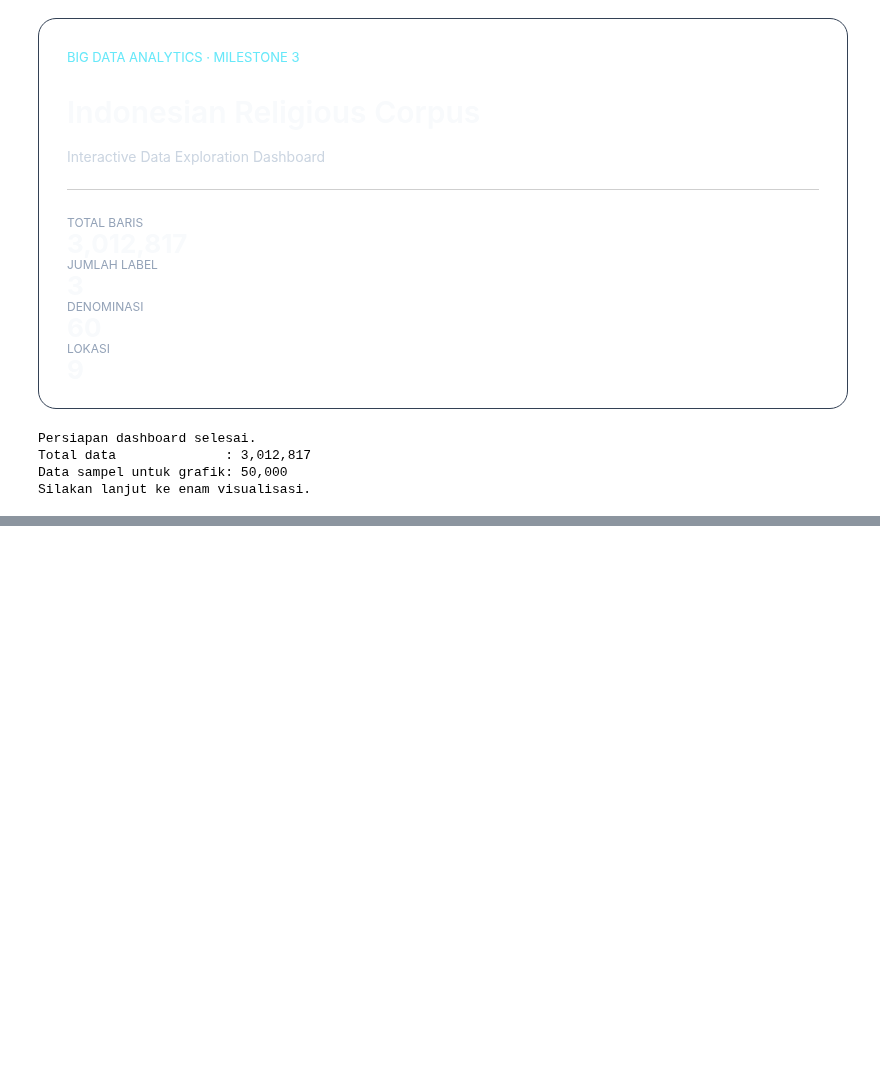
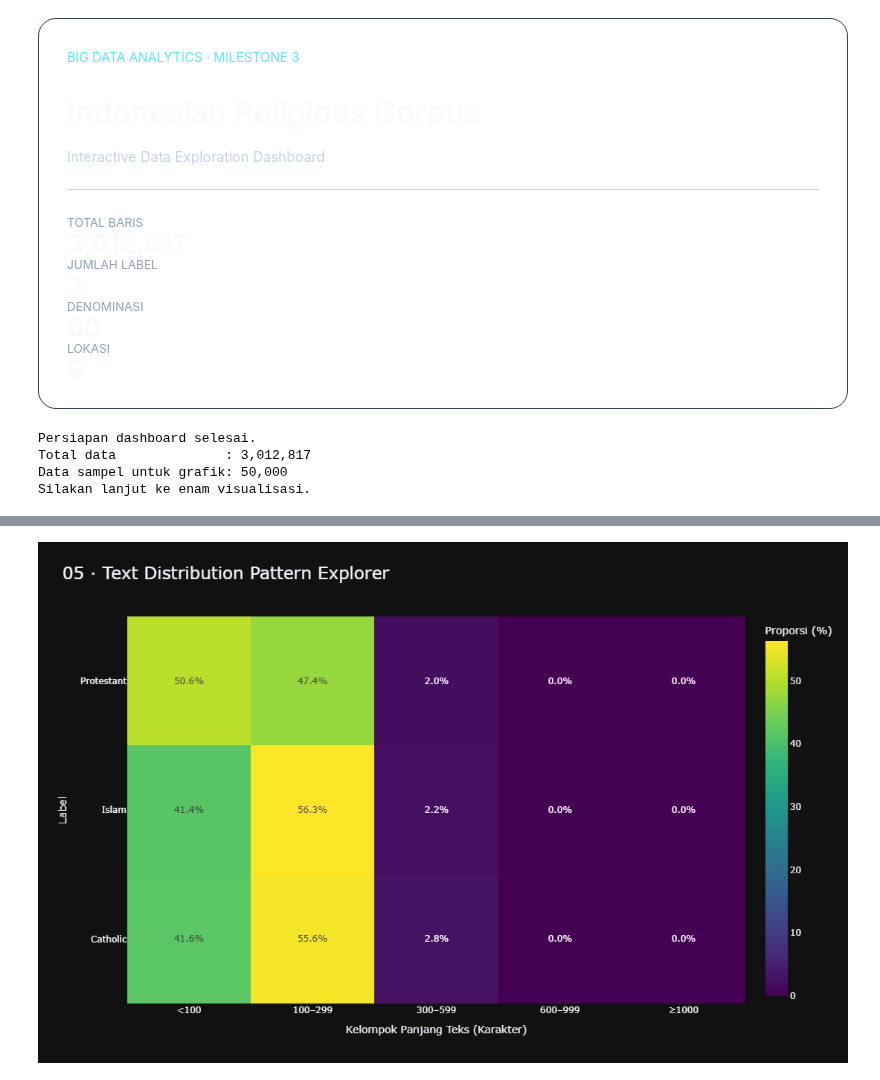
Before and after one commit to dafanusa/tugas1-abd-2026, a Jupyter notebook: notebooks/03_eda_and_insights.ipynb, the cells around one changed output, grey strips where cells are left out. Cells and saved outputs as stored; diff of their text form; code cells hidden in the pictures; blank space fills up the shorter version.

Commit message:
visualisasi 4,5,6 dan bagian 4 Insight serta Finalisasi Milestone 3

```diff
--- a/notebooks/03_eda_and_insights.ipynb
+++ b/notebooks/03_eda_and_insights.ipynb
@@ -1101,5 +1203,85 @@ fig3.show()
 # %%
-# Visualisasi 5: Siklus Musiman / Pola Temporal Berkala
-# fig5 = px.density_heatmap(...)
-# fig5.show()
+# ============================================================
+# VISUALISASI 5 — DISTRIBUTION PATTERN HEATMAP
+# ============================================================
+
+df_pattern = df_sample.copy()
+
+bins = [0, 100, 300, 600, 1000, np.inf]
+labels_bins = [
+    "<100",
+    "100–299",
+    "300–599",
+    "600–999",
+    "≥1000"
+]
+
+df_pattern["Kelompok_Panjang"] = pd.cut(
+    df_pattern["Panjang_Karakter"],
+    bins=bins,
+    labels=labels_bins,
+    right=False
+)
+
+# Ambil 15 label terbesar berdasarkan jumlah data
+top15_labels = (
+    df_label
+    .nlargest(15, "Jumlah_Data")["Label"]
+    .tolist()
+)
+
+df_pattern = df_pattern[
+    df_pattern["Label"].isin(top15_labels)
+]
+
+pivot_pattern = pd.crosstab(
+    df_pattern["Label"],
+    df_pattern["Kelompok_Panjang"]
+)
+
+# Susun kolom sesuai urutan interval
+pivot_pattern = pivot_pattern.reindex(
+    columns=labels_bins,
+    fill_value=0
+)
+
+# Normalisasi per label untuk membandingkan proporsi
+pivot_proporsi = pivot_pattern.div(
+    pivot_pattern.sum(axis=1).replace(0, np.nan),
+    axis=0
+).fillna(0) * 100
+
+fig5 = go.Figure(
+    data=go.Heatmap(
+        z=pivot_proporsi.values,
+        x=pivot_proporsi.columns.astype(str),
+        y=pivot_proporsi.index.astype(str),
+        colorscale="Viridis",
+        colorbar=dict(title="Proporsi (%)"),
+        text=np.round(pivot_proporsi.values, 1),
+        texttemplate="%{text:.1f}%",
+        hovertemplate=(
+            "Label: %{y}<br>"
+            "Kelompok panjang: %{x}<br>"
+            "Proporsi: %{z:.1f}%<extra></extra>"
+        )
+    )
+)
+
+fig5.update_layout(
+    title=dict(
+        text="05 · Text Distribution Pattern Explorer",
+        x=0.03,
+        font=dict(size=23)
+    ),
+    template=TEMA,
+    height=700,
+    xaxis_title="Kelompok Panjang Teks (Karakter)",
+    yaxis_title="Label",
+    margin=dict(l=120, r=50, t=100, b=80)
+)
+
+fig5.show()
+# %% [output]
+[figure, added]
 # %%
```
Also changed, not shown: parts of 7 cells of this notebook.
